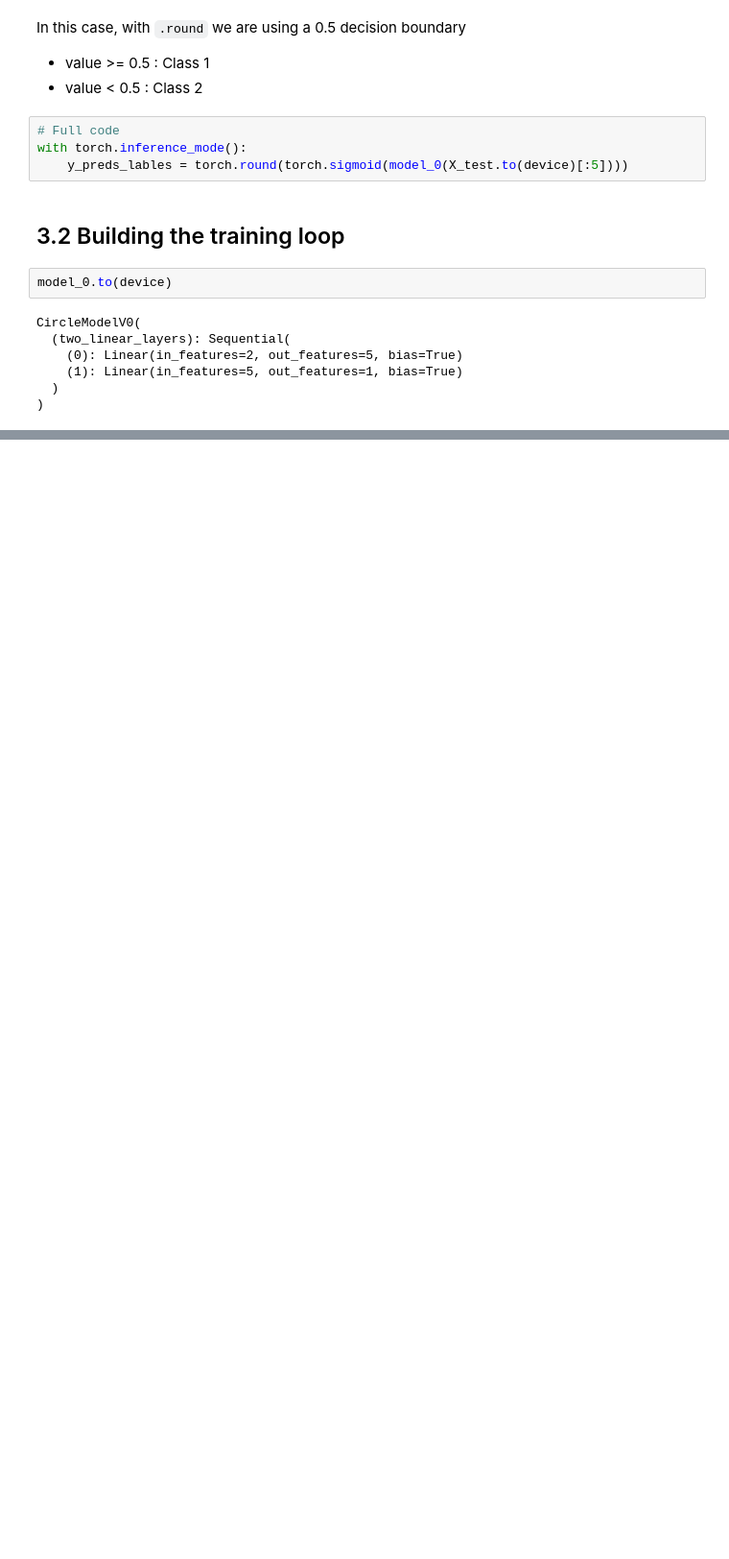
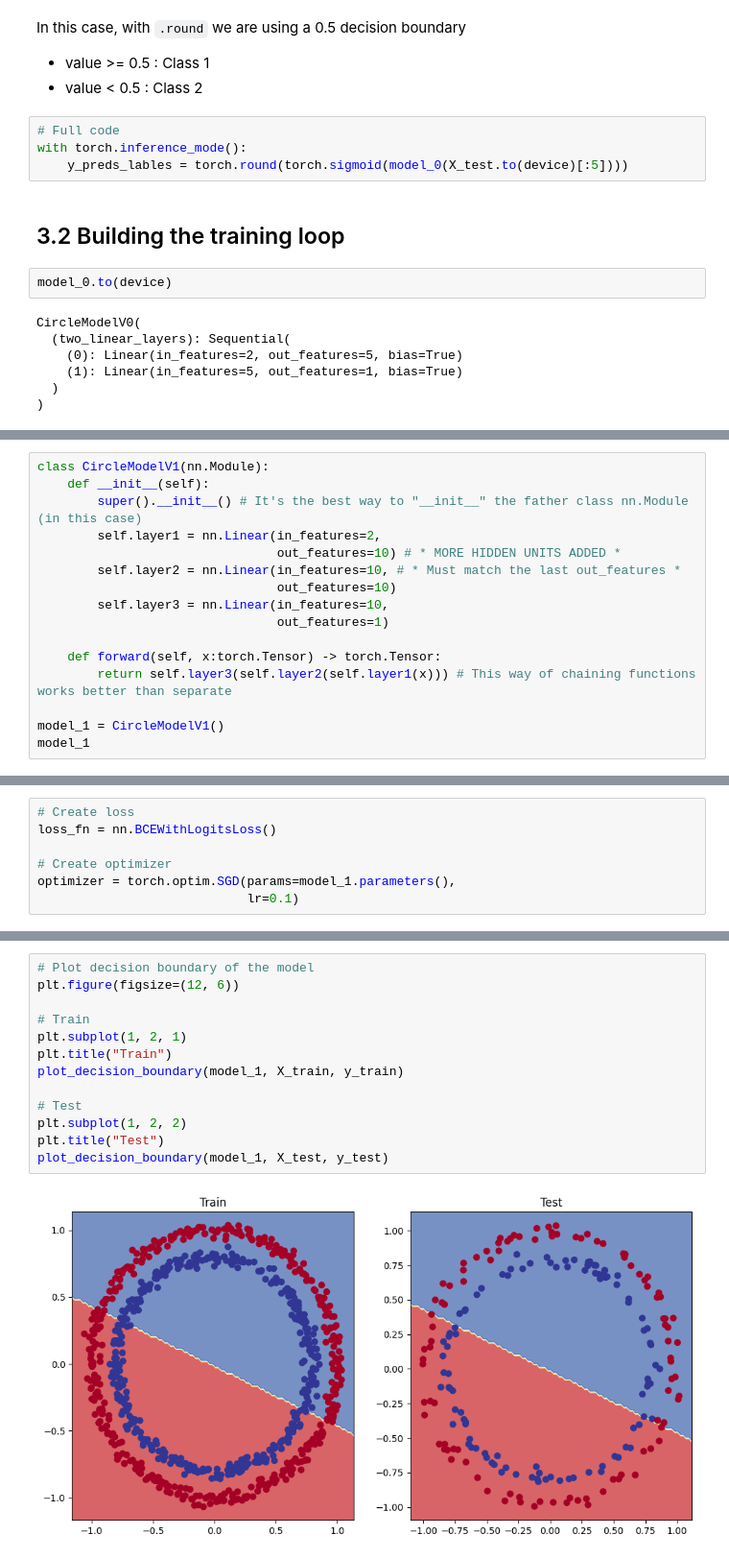
Before and after one commit to JavierMdT/PyTorch-Course, a Jupyter notebook: 02_pytorch_classification/02_pytorch_classification.ipynb, the cells around one changed output, grey strips where cells are left out. Shown: that part at 96% size. Drawn from its saved outputs; the diff is of its cells as text; blank space fills up the shorter version.

```diff
--- a/02_pytorch_classification/02_pytorch_classification.ipynb
+++ b/02_pytorch_classification/02_pytorch_classification.ipynb
@@ -367,0 +444,16 @@ RuntimeError: Boolean value of Tensor with more than one value is ambiguous
+# %%
+class CircleModelV1(nn.Module):
+    def __init__(self):
+        super().__init__() # It's the best way to "__init__" the father class nn.Module (in this case)
+        self.layer1 = nn.Linear(in_features=2,
+                                out_features=10) # * MORE HIDDEN UNITS ADDED *
+        self.layer2 = nn.Linear(in_features=10, # * Must match the last out_features *
+                                out_features=10)
+        self.layer3 = nn.Linear(in_features=10,
+                                out_features=1)
+
+    def forward(self, x:torch.Tensor) -> torch.Tensor:
+        return self.layer3(self.layer2(self.layer1(x))) # This way of chaining functions works better than separate
+
+model_1 = CircleModelV1()
+model_1
@@ -367,0 +466,7 @@ RuntimeError: Boolean value of Tensor with more than one value is ambiguous
+# %%
+# Create loss
+loss_fn = nn.BCEWithLogitsLoss()
+
+# Create optimizer
+optimizer = torch.optim.SGD(params=model_1.parameters(),
+                            lr=0.1)
@@ -367,0 +538,15 @@ RuntimeError: Boolean value of Tensor with more than one value is ambiguous
+# %%
+# Plot decision boundary of the model
+plt.figure(figsize=(12, 6))
+
+# Train
+plt.subplot(1, 2, 1)
+plt.title("Train")
+plot_decision_boundary(model_1, X_train, y_train)
+
+# Test
+plt.subplot(1, 2, 2)
+plt.title("Test")
+plot_decision_boundary(model_1, X_test, y_test)
+# %% [output]
+[figure, added]
```
Also changed, not shown: parts of 47 cells of this notebook, 1 other file.
